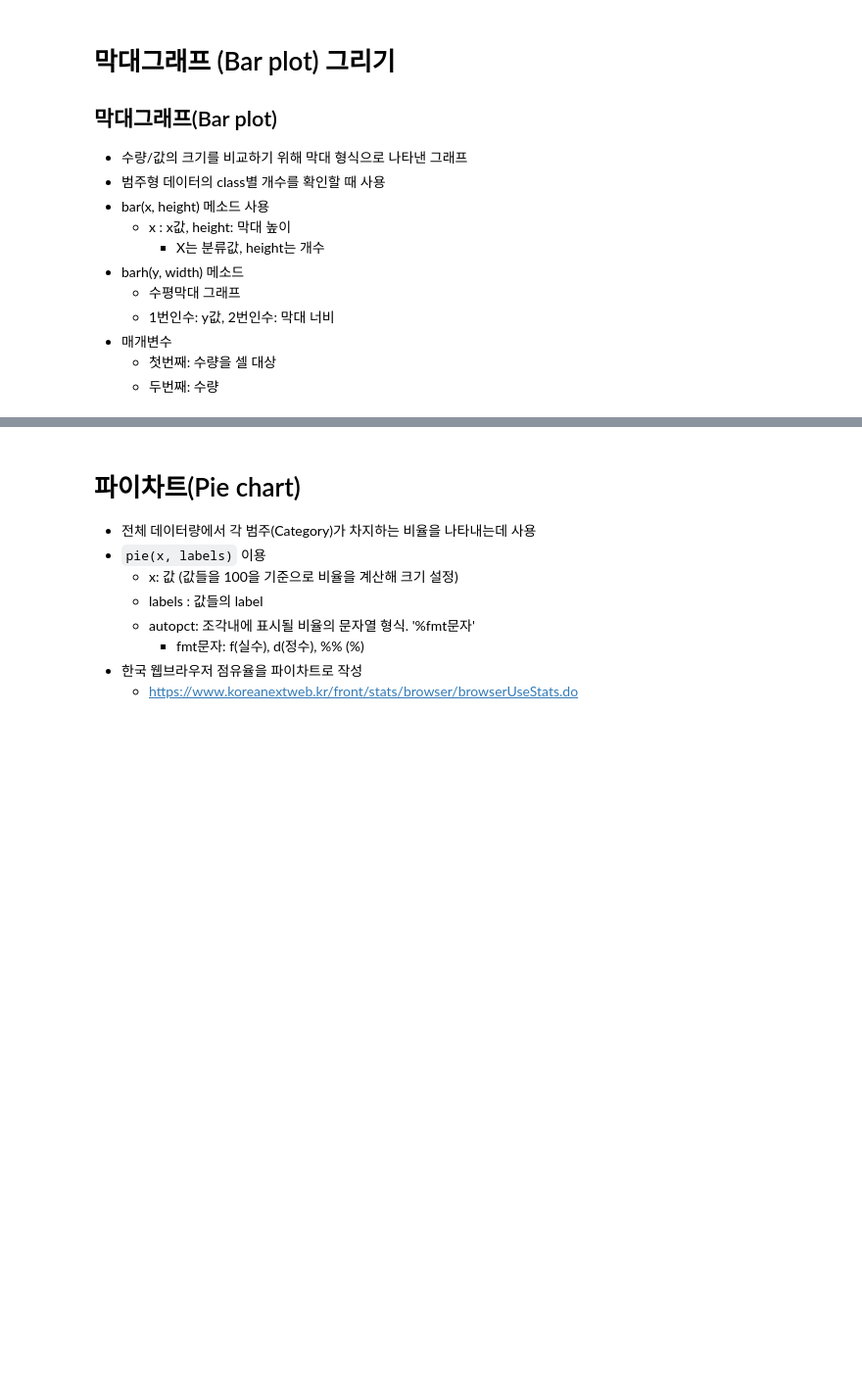
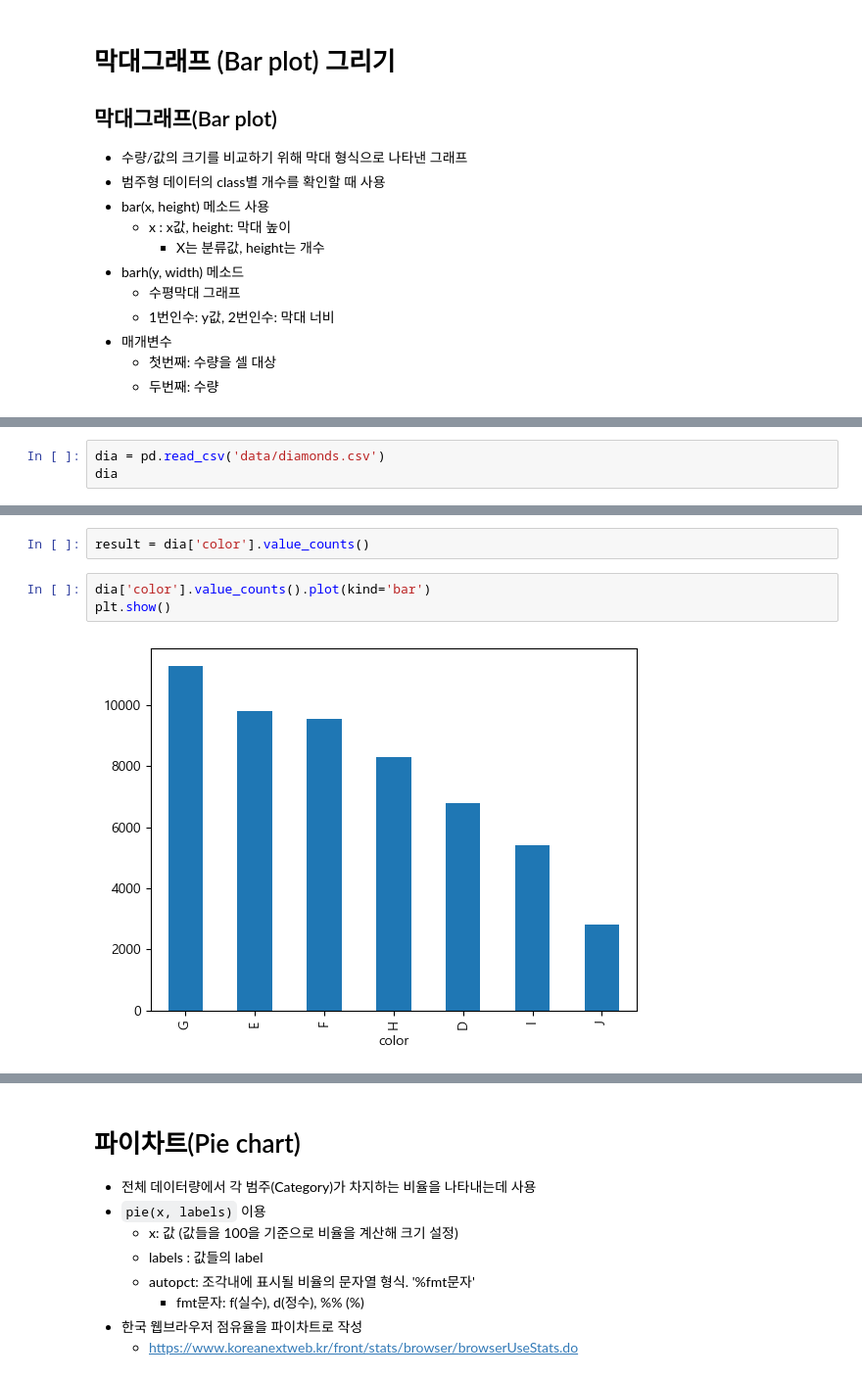
Before and after one commit to Wjaehyun/SKN21, a Jupyter notebook: 05_시각화/02_matplotlib_주요그래프.ipynb, the cells around one changed output, grey strips where cells are left out. Shown at 98% size. Cells and saved outputs as stored; diff of their text form; blank space fills up the shorter version.

Commit message:
matplot plot and graph study

```diff
--- a/05_시각화/02_matplotlib_주요그래프.ipynb
+++ b/05_시각화/02_matplotlib_주요그래프.ipynb
@@ -363,0 +417,3 @@ plt.show()
+# %%
+dia = pd.read_csv('data/diamonds.csv')
+dia
@@ -363,0 +434,7 @@ plt.show()
+# %%
+result = dia['color'].value_counts()
+# %%
+dia['color'].value_counts().plot(kind='bar')
+plt.show()
+# %% [output]
+[figure, added]
```
Also changed, not shown: parts of 36 cells of this notebook.
